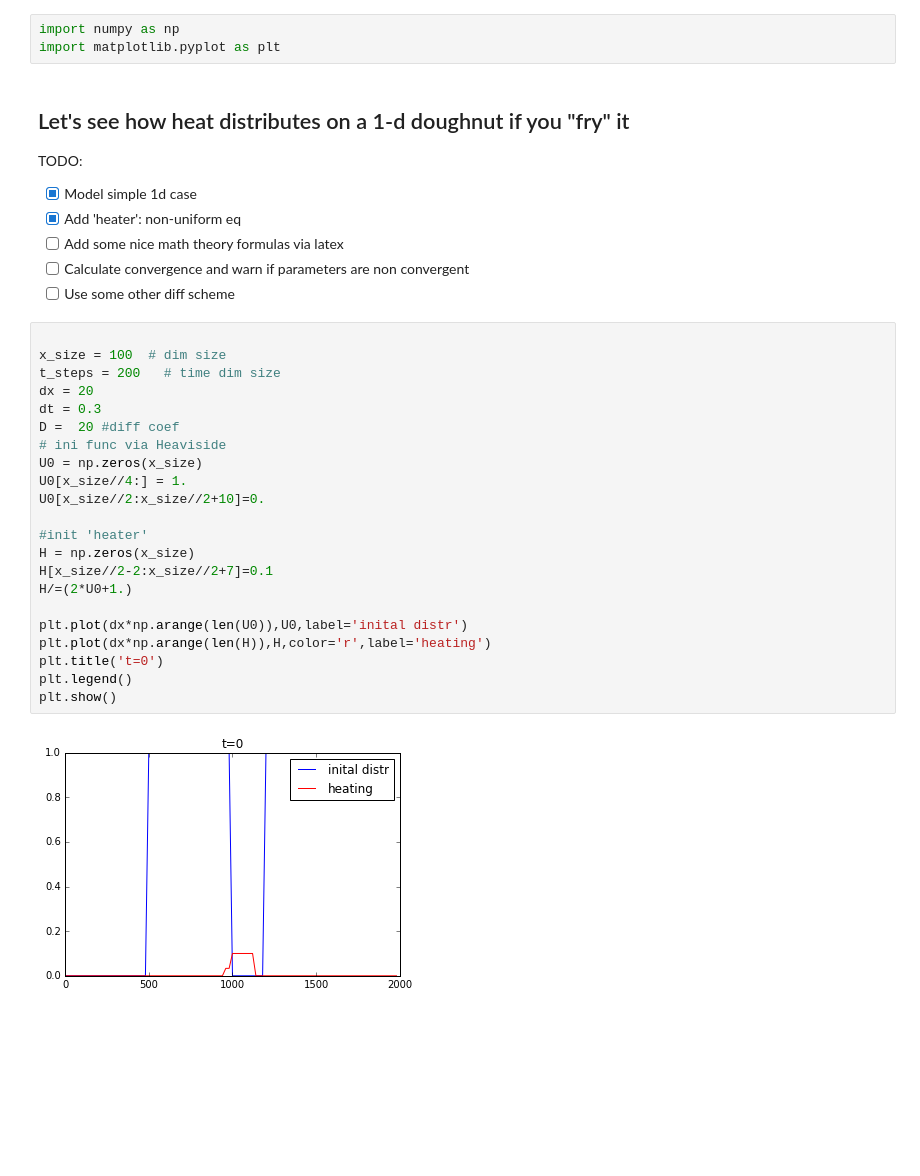
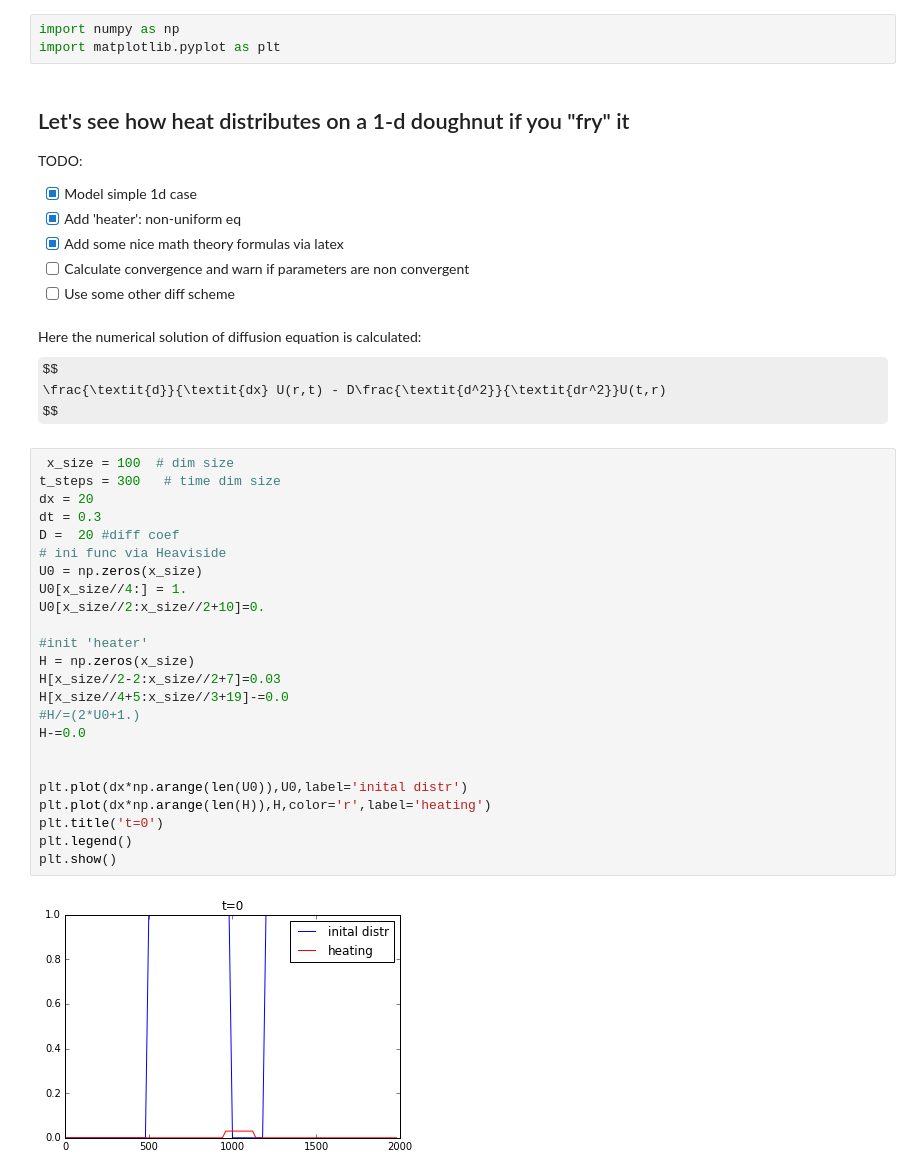
Before and after one commit to DaniloZZZ/Ideas-Fun, a Jupyter notebook: python/Diff_1d.ipynb, the cells around one changed output. Cells and saved outputs as stored; diff of their text form; some formulas as TeX source; blank space fills up the shorter version.

```diff
--- a/python/Diff_1d.ipynb
+++ b/python/Diff_1d.ipynb
@@ -6,33 +6,40 @@ import matplotlib.pyplot as plt
 TODO:
 - [x] Model simple 1d case
 - [x] Add 'heater': non-uniform eq
-- [ ] Add some nice math theory formulas via latex
+- [x] Add some nice math theory formulas via latex
 - [ ] Calculate convergence and warn if parameters are non convergent
 - [ ] Use some other diff scheme
+# %% [markdown]
+Here the numerical solution of diffusion equation is calculated:
+    $$
+    \frac{\textit{d}}{\textit{dx} U(r,t) - D\frac{\textit{d^2}}{\textit{dr^2}}U(t,r)
+    $$
 # %%
-
-x_size = 100  # dim size
-t_steps = 200   # time dim size
+ x_size = 100  # dim size
+t_steps = 300   # time dim size
 dx = 20
 dt = 0.3
 D =  20 #diff coef
 # ini func via Heaviside
 U0 = np.zeros(x_size)
 U0[x_size//4:] = 1.
 U0[x_size//2:x_size//2+10]=0.
 
 #init 'heater'
 H = np.zeros(x_size)
-H[x_size//2-2:x_size//2+7]=0.1
-H/=(2*U0+1.)
+H[x_size//2-2:x_size//2+7]=0.03
+H[x_size//4+5:x_size//3+19]-=0.0
+#H/=(2*U0+1.)
+H-=0.0
+
 
 plt.plot(dx*np.arange(len(U0)),U0,label='inital distr')
 plt.plot(dx*np.arange(len(H)),H,color='r',label='heating')
 plt.title('t=0')
 plt.legend()
 plt.show()
 # %% [output]
-[figure, old version]
+[figure, new version]
 # %%
 # init with U0
 U_ti = U0
```
Also changed, not shown: parts of 3 cells of this notebook, 2 other files.
